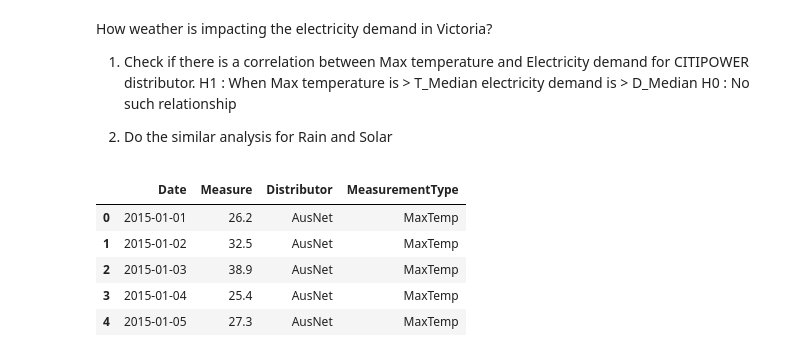
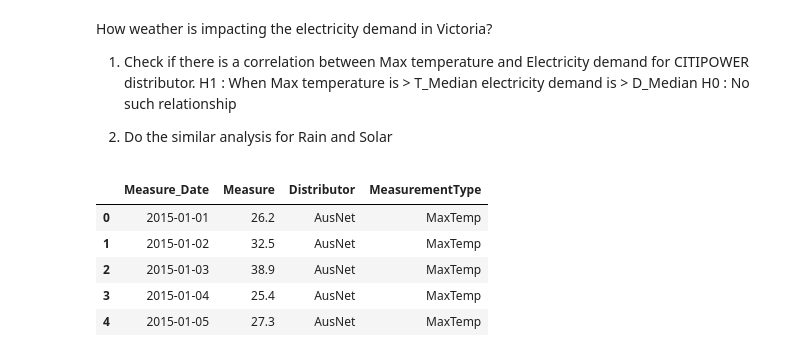
Before and after one commit to tahsinurrahman2011/Project-1, a Jupyter notebook: Electricity Demand Vs Weather Analysis.ipynb, the cells around one changed output. Drawn from its saved outputs; the diff is of its cells as text; code cells hidden in the pictures.

```diff
--- a/Electricity Demand Vs Weather Analysis.ipynb
+++ b/Electricity Demand Vs Weather Analysis.ipynb
@@ -26,28 +26,32 @@ def refactor_weather_data(bomDF,year):
 # %%
 
 dir = 'BOM/Resources/Weather/_*.csv'
 files = glob.glob(dir)
 weatherDF = pd.DataFrame()
 for f in files:
     filenamelist = f.split("_")
     df = refactor_weather_data(pd.read_csv(f),int(filenamelist[2]))
     df['Distributor'] = filenamelist[1]
     if filenamelist[3] == '122':
         df['MeasurementType'] = 'MaxTemp'
     elif filenamelist[3] == '123':
         df['MeasurementType'] = 'MinTemp'
     elif filenamelist[3] == '136':
         df['MeasurementType'] = 'Rain Fall'
     elif filenamelist[3] == '193':
         df['MeasurementType'] = 'Solar Exposure'
     weatherDF = weatherDF.append(df,ignore_index=True)
 weatherDF.to_csv('BOM/Resources/Weather/weather.csv')
+
+weatherDF["Measure"] = weatherDF['Measure'].apply(cleanWeatherData)
+weatherDF = weatherDF.rename(columns={"Date": "Measure_Date"})
+weatherDF.tail()
+weatherDF['Measure_Date'] =  pd.to_datetime(weatherDF['Measure_Date'], format="%Y/%m/%d")
+weatherDF.head()
+# %% [output]
+|  | Measure_Date | Measure | Distributor | MeasurementType |
+| 0 | 2015-01-01 | 26.2 | AusNet | MaxTemp |
+| 1 | 2015-01-02 | 32.5 | AusNet | MaxTemp |
+| 2 | 2015-01-03 | 38.9 | AusNet | MaxTemp |
+| 3 | 2015-01-04 | 25.4 | AusNet | MaxTemp |
+| 4 | 2015-01-05 | 27.3 | AusNet | MaxTemp |
-# %%
-weatherDF.head()
-# %% [output]
-|  | Date | Measure | Distributor | MeasurementType |
-| 0 | 2015-01-01 | 26.2 | AusNet | MaxTemp |
-| 1 | 2015-01-02 | 32.5 | AusNet | MaxTemp |
-| 2 | 2015-01-03 | 38.9 | AusNet | MaxTemp |
-| 3 | 2015-01-04 | 25.4 | AusNet | MaxTemp |
-| 4 | 2015-01-05 | 27.3 | AusNet | MaxTemp |
```
Also changed, not shown: parts of 8 cells of this notebook, 1 other file.
